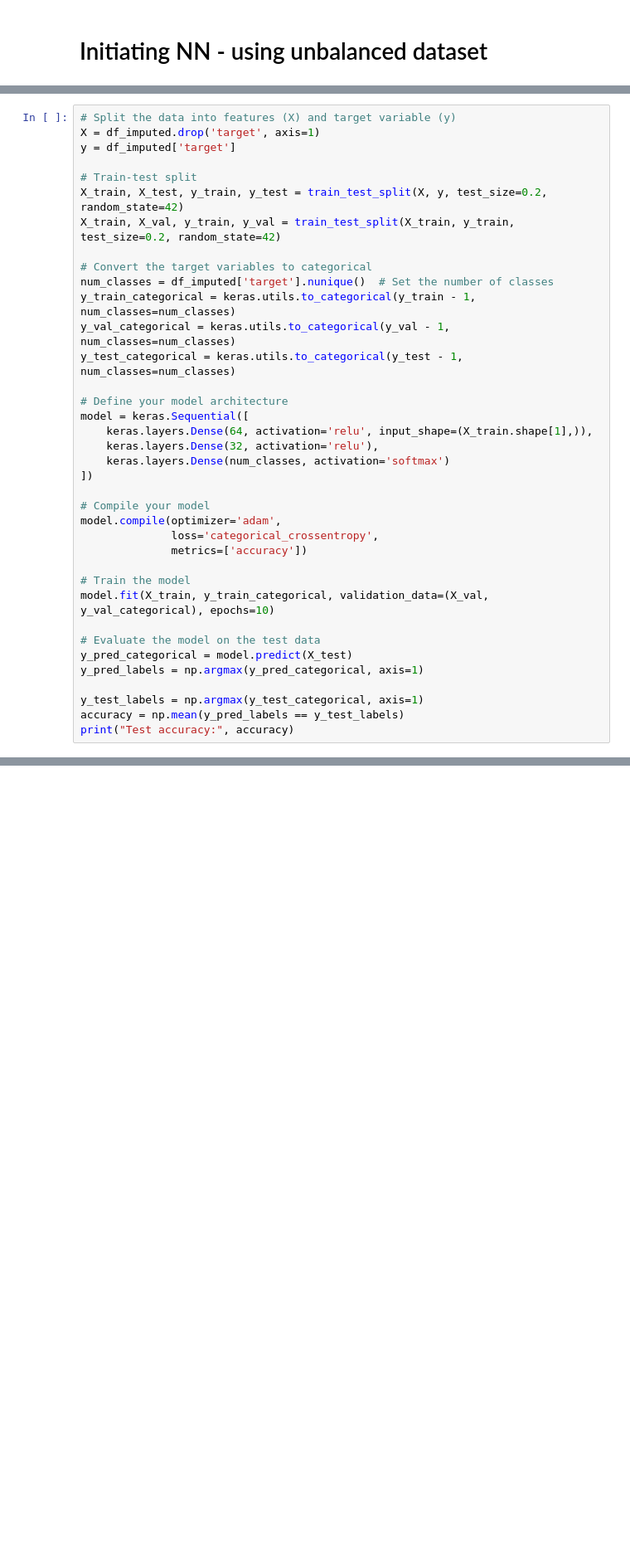
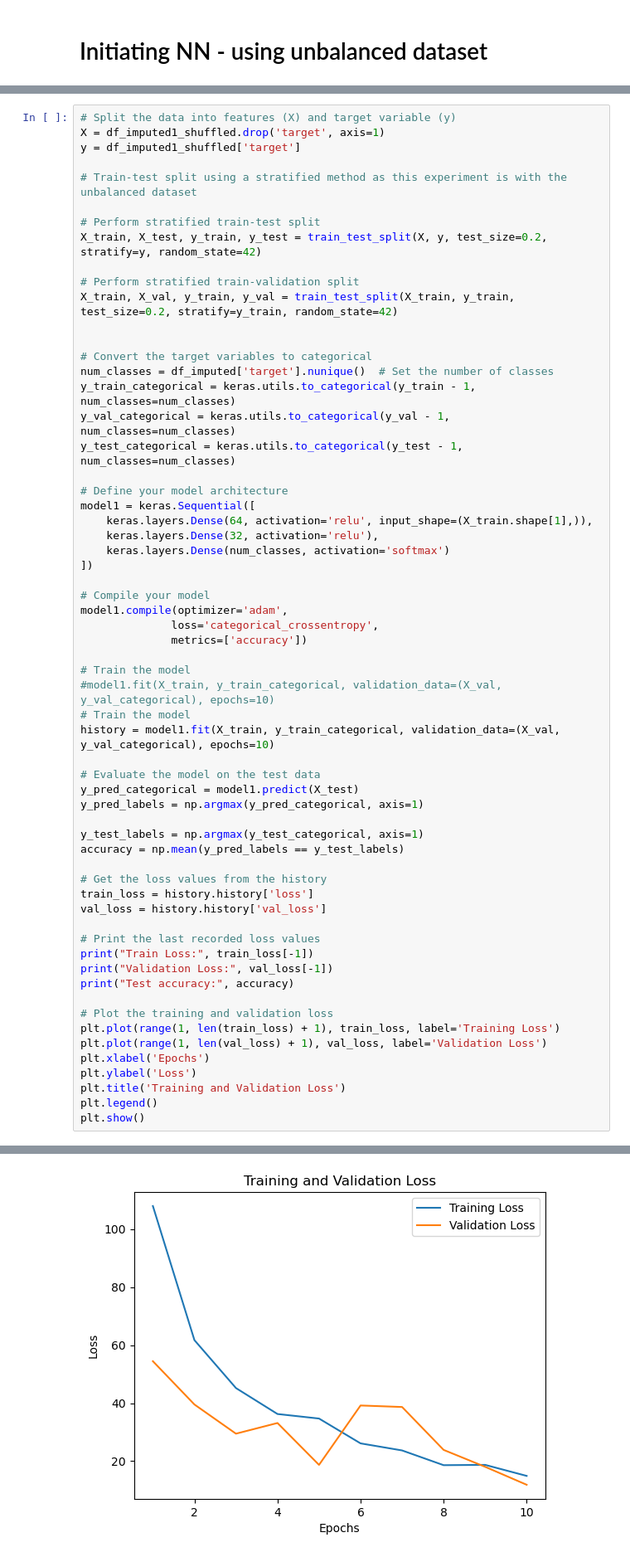
Before and after one commit to kd365/faafall22, a Jupyter notebook: Working_NN.ipynb, the cells around one changed output, grey strips where cells are left out. Shown: that part at 83% size. Cells and saved outputs as stored; diff of their text form; blank space fills up the shorter version.

```diff
--- a/Working_NN.ipynb
+++ b/Working_NN.ipynb
@@ -157,11 +143,16 @@ dtype: int64
 # %%
 # Split the data into features (X) and target variable (y)
-X = df_imputed.drop('target', axis=1)
-y = df_imputed['target']
+X = df_imputed1_shuffled.drop('target', axis=1)
+y = df_imputed1_shuffled['target']
 
-# Train-test split
-X_train, X_test, y_train, y_test = train_test_split(X, y, test_size=0.2, random_state=42)
-X_train, X_val, y_train, y_val = train_test_split(X_train, y_train, test_size=0.2, random_state=42)
+# Train-test split using a stratified method as this experiment is with the unbalanced dataset
+
+# Perform stratified train-test split
+X_train, X_test, y_train, y_test = train_test_split(X, y, test_size=0.2, stratify=y, random_state=42)
+
+# Perform stratified train-validation split
+X_train, X_val, y_train, y_val = train_test_split(X_train, y_train, test_size=0.2, stratify=y_train, random_state=42)
+
 
 # Convert the target variables to categorical
 num_classes = df_imputed['target'].nunique()  # Set the number of classes
@@ -170,26 +161,45 @@ y_val_categorical = keras.utils.to_categorical(y_val - 1, num_classes=num_classe
 y_test_categorical = keras.utils.to_categorical(y_test - 1, num_classes=num_classes)
 
 # Define your model architecture
-model = keras.Sequential([
+model1 = keras.Sequential([
     keras.layers.Dense(64, activation='relu', input_shape=(X_train.shape[1],)),
     keras.layers.Dense(32, activation='relu'),
     keras.layers.Dense(num_classes, activation='softmax')
 ])
 
 # Compile your model
-model.compile(optimizer='adam',
+model1.compile(optimizer='adam',
               loss='categorical_crossentropy',
               metrics=['accuracy'])
 
 # Train the model
-model.fit(X_train, y_train_categorical, validation_data=(X_val, y_val_categorical), epochs=10)
+#model1.fit(X_train, y_train_categorical, validation_data=(X_val, y_val_categorical), epochs=10)
+# Train the model
+history = model1.fit(X_train, y_train_categorical, validation_data=(X_val, y_val_categorical), epochs=10)
 
 # Evaluate the model on the test data
-y_pred_categorical = model.predict(X_test)
+y_pred_categorical = model1.predict(X_test)
 y_pred_labels = np.argmax(y_pred_categorical, axis=1)
 
 y_test_labels = np.argmax(y_test_categorical, axis=1)
 accuracy = np.mean(y_pred_labels == y_test_labels)
+
+# Get the loss values from the history
+train_loss = history.history['loss']
+val_loss = history.history['val_loss']
+
+# Print the last recorded loss values
+print("Train Loss:", train_loss[-1])
+print("Validation Loss:", val_loss[-1])
 print("Test accuracy:", accuracy)
+
+# Plot the training and validation loss
+plt.plot(range(1, len(train_loss) + 1), train_loss, label='Training Loss')
+plt.plot(range(1, len(val_loss) + 1), val_loss, label='Validation Loss')
+plt.xlabel('Epochs')
+plt.ylabel('Loss')
+plt.title('Training and Validation Loss')
+plt.legend()
+plt.show()
 # %% [output]
 Epoch 1/10
@@ -212 +222,2 @@ Test accuracy: 0.4805298618248259
+[figure, added]
 # %%
```
Also changed, not shown: parts of 76 cells of this notebook.
